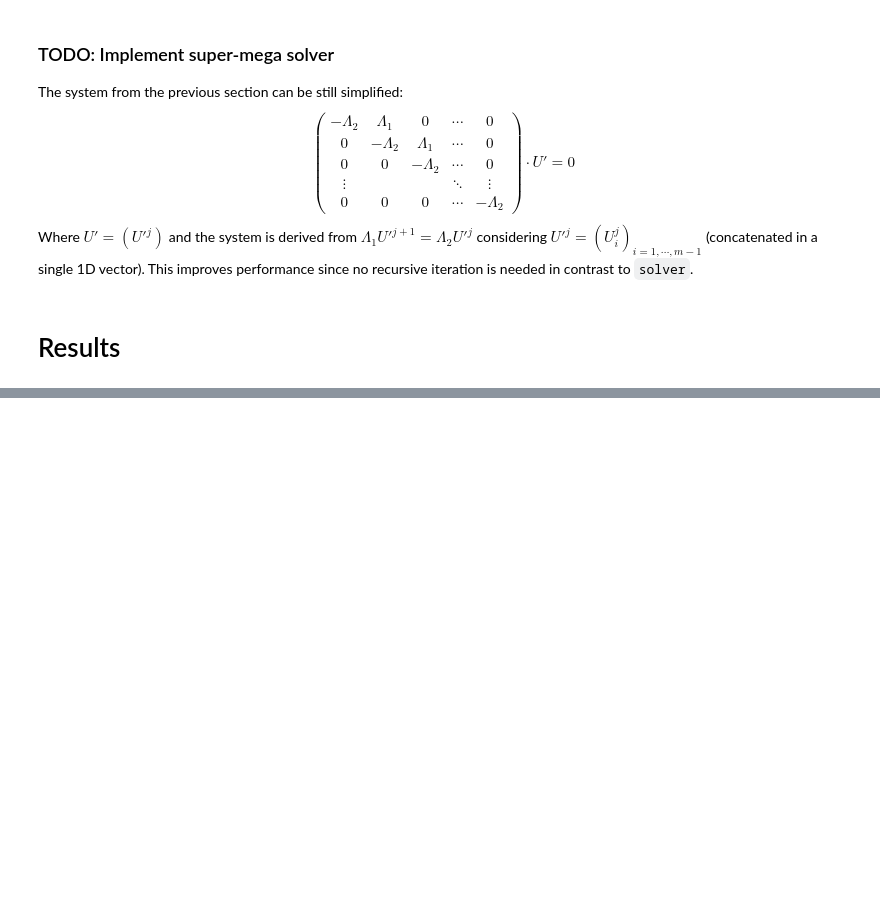
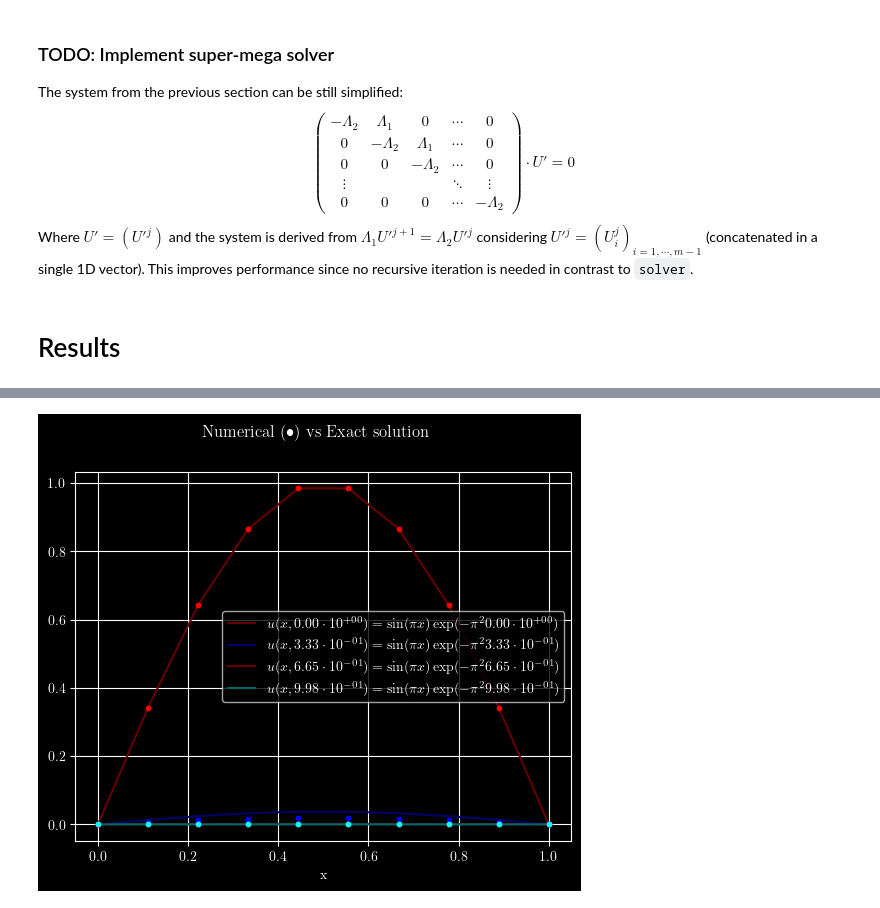
Before and after one commit to sergio-gastulo/undergraduate-coding, a Jupyter notebook: py_v/crank_nicolson_heat_eq.ipynb, the cells around one changed output, grey strips where cells are left out. Cells and saved outputs as stored; diff of their text form; code cells hidden in the pictures; blank space fills up the shorter version.

```diff
--- a/py_v/crank_nicolson_heat_eq.ipynb
+++ b/py_v/crank_nicolson_heat_eq.ipynb
@@ -204,0 +181,13 @@ ani.save('./data/here.mp4', fps=24)
+# %%
+from typing import Callable
+
+def solparam(
+        tt: np.ndarray,
+        samples: int = 6,
+) -> Callable[[float], float]:
+
+    n, = tt.shape
+    ttsampled = tt[ : : n // samples]
+    def solrn(x: float) -> float:
+        return solution(x, ttsampled)
+    return solrn
@@ -204,0 +196,7 @@ ani.save('./data/here.mp4', fps=24)
+# %%
+from utils.visualization import latex_float
+
+def gen_label(floats: list[float]) -> str:
+    label = f"$u(x,t) = \\sin(\\pi x) \\exp(-\\pi^2 t)$"
+    labels = [label.replace('t', latex_float(f)) for f in floats]
+    return labels
@@ -204,0 +205,23 @@ ani.save('./data/here.mp4', fps=24)
+# %%
+samples = 3
+funcs = np.vectorize(
+    solparam(tt, samples),
+    signature='()->(n)'
+)
+
+sampled_mat = mat[:, : : M // samples]
+labels = gen_label(tt[: : M // samples])
+# %%
+from utils.visualization import compare_numerical
+
+fig, ax = compare_numerical(
+    funcs, xx, xx, sampled_mat,
+    xlabel="x",
+    colors=['red', 'blue', 'red', 'cyan'],
+    labels=labels,
+    colorfactor=-0.6
+)
+
+plt.show()
+# %% [output]
+[figure, added]
```
Also changed, not shown: parts of 22 cells of this notebook, 5 other files.
